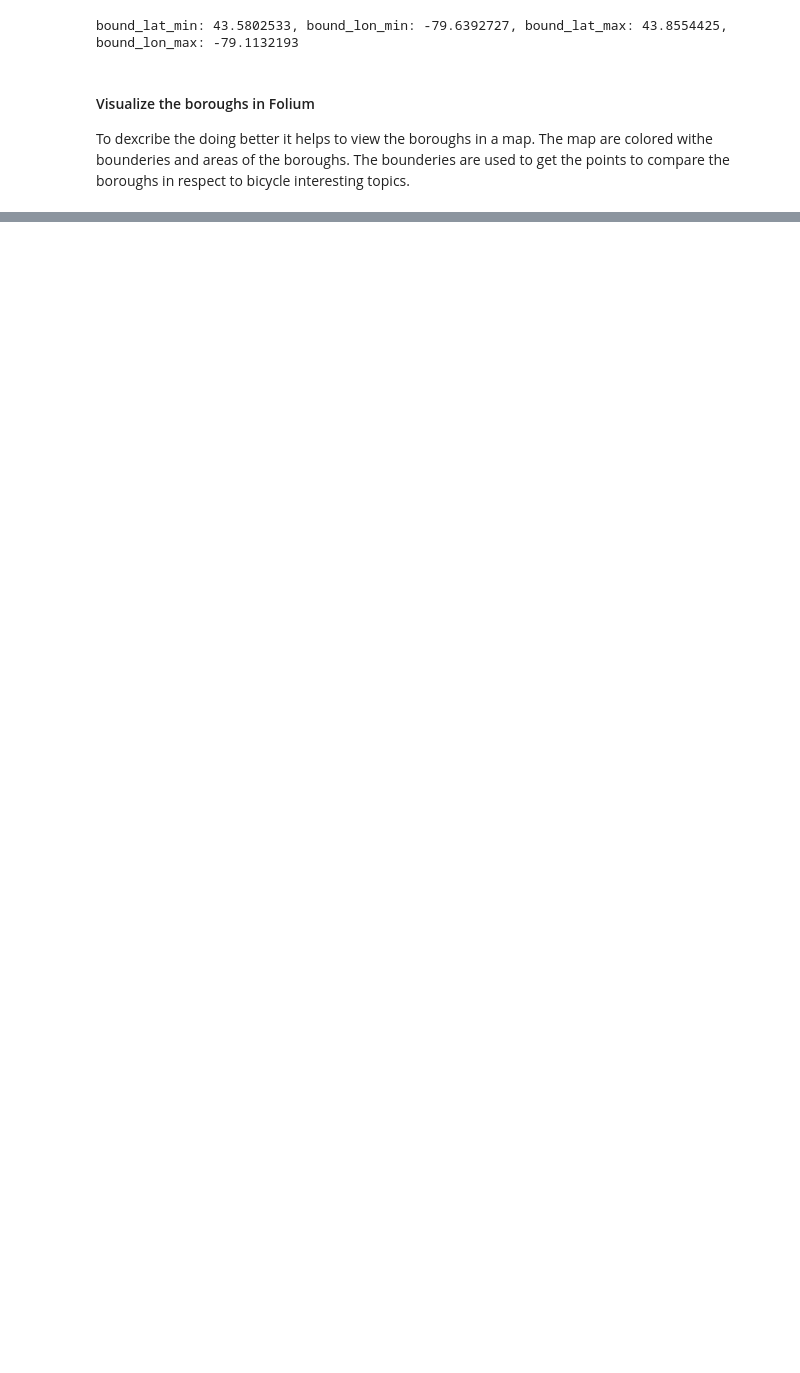
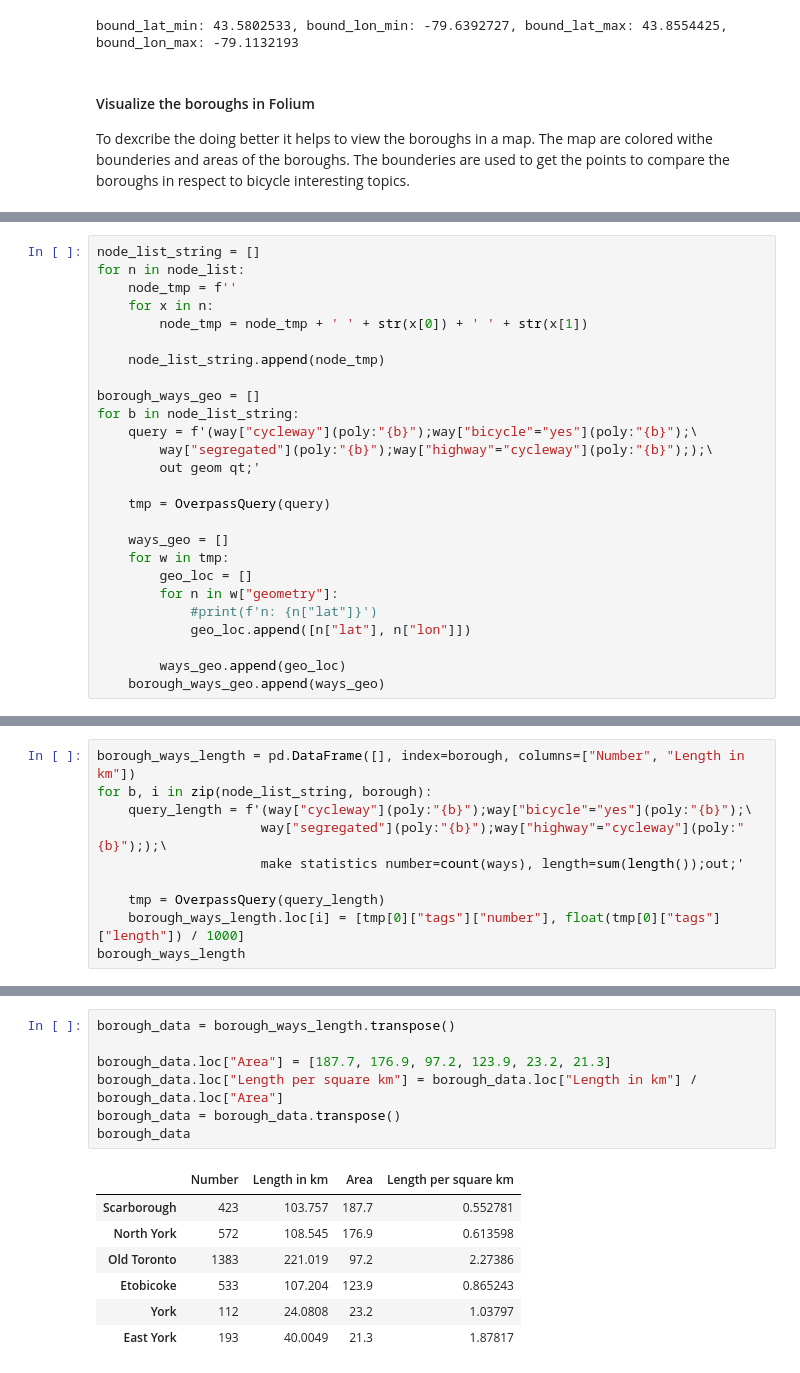
Before and after one commit to sf-ing-de/Coursera_Capstone, a Jupyter notebook: Coursera Capstone Project The Battle of Neighbourhood.ipynb, the cells around one changed output, grey strips where cells are left out. Cells and saved outputs as stored; diff of their text form; blank space fills up the shorter version.

```diff
--- a/Coursera Capstone Project The Battle of Neighbourhood.ipynb
+++ b/Coursera Capstone Project The Battle of Neighbourhood.ipynb
@@ -415,0 +263,26 @@ plt.plot(x,y)
+# %%
+node_list_string = []
+for n in node_list:
+    node_tmp = f''
+    for x in n:
+        node_tmp = node_tmp + ' ' + str(x[0]) + ' ' + str(x[1])
+
+    node_list_string.append(node_tmp)
+
+borough_ways_geo = []
+for b in node_list_string:
+    query = f'(way["cycleway"](poly:"{b}");way["bicycle"="yes"](poly:"{b}");\
+        way["segregated"](poly:"{b}");way["highway"="cycleway"](poly:"{b}"););\
+        out geom qt;'
+
+    tmp = OverpassQuery(query)
+
+    ways_geo = []
+    for w in tmp:
+        geo_loc = []
+        for n in w["geometry"]:
+            #print(f'n: {n["lat"]}')
+            geo_loc.append([n["lat"], n["lon"]])
+
+        ways_geo.append(geo_loc)
+    borough_ways_geo.append(ways_geo)
@@ -415,0 +333,10 @@ plt.plot(x,y)
+# %%
+borough_ways_length = pd.DataFrame([], index=borough, columns=["Number", "Length in km"])
+for b, i in zip(node_list_string, borough):
+    query_length = f'(way["cycleway"](poly:"{b}");way["bicycle"="yes"](poly:"{b}");\
+                     way["segregated"](poly:"{b}");way["highway"="cycleway"](poly:"{b}"););\
+                     make statistics number=count(ways), length=sum(length());out;'
+
+    tmp = OverpassQuery(query_length)
+    borough_ways_length.loc[i] = [tmp[0]["tags"]["number"], float(tmp[0]["tags"]["length"]) / 1000]
+borough_ways_length
@@ -415,0 +377,15 @@ plt.plot(x,y)
+# %%
+borough_data = borough_ways_length.transpose()
+
+borough_data.loc["Area"] = [187.7, 176.9, 97.2, 123.9, 23.2, 21.3]
+borough_data.loc["Length per square km"] = borough_data.loc["Length in km"] / borough_data.loc["Area"]
+borough_data = borough_data.transpose()
+borough_data
+# %% [output]
+|  | Number | Length in km | Area | Length per square km |
+| Scarborough | 423 | 103.757 | 187.7 | 0.552781 |
+| North York | 572 | 108.545 | 176.9 | 0.613598 |
+| Old Toronto | 1383 | 221.019 | 97.2 | 2.27386 |
+| Etobicoke | 533 | 107.204 | 123.9 | 0.865243 |
+| York | 112 | 24.0808 | 23.2 | 1.03797 |
+| East York | 193 | 40.0049 | 21.3 | 1.87817 |
```
Also changed, not shown: parts of 19 cells of this notebook.
